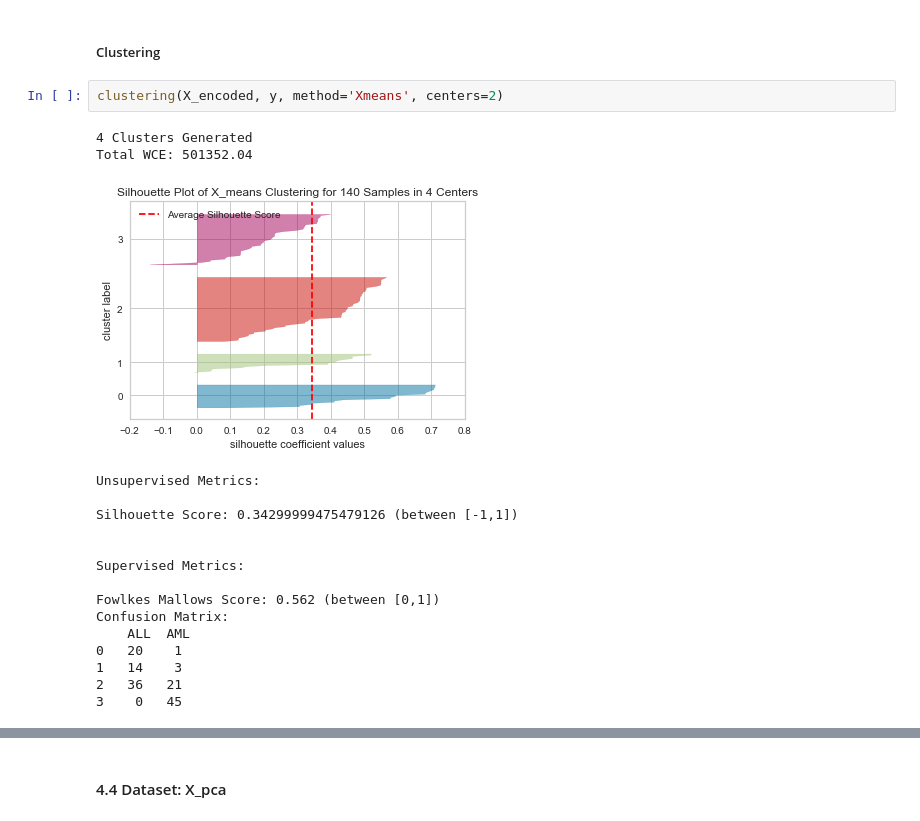
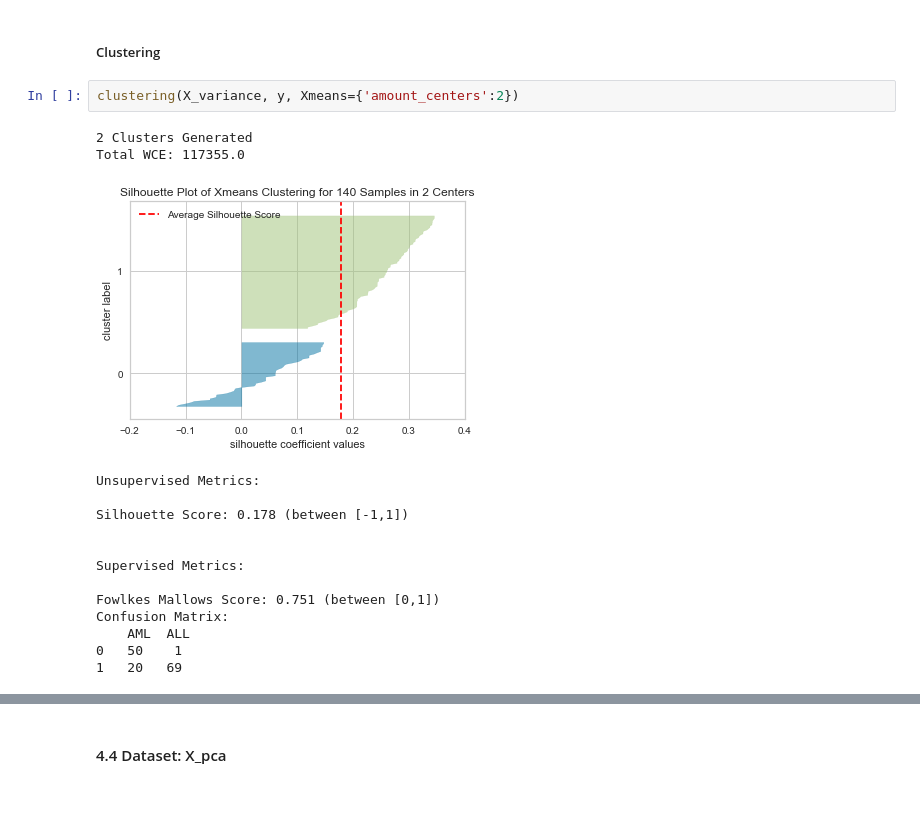
Before and after one commit to PedroCotovio/PD_2_Clustering, a Jupyter notebook: PD_201920_Project2.ipynb, the cells around one changed output, grey strips where cells are left out. Drawn from its saved outputs; the diff is of its cells as text.

```diff
--- a/PD_201920_Project2.ipynb
+++ b/PD_201920_Project2.ipynb
@@ -317,22 +314,20 @@ The metric is not clear (this is why using X-means is a major advantage, because
 # %% [markdown]
 ##### Clustering
 # %%
-clustering(X_encoded, y, method='Xmeans', centers=2)
+clustering(X_variance, y, Xmeans={'amount_centers':2})
 # %% [output]
-4 Clusters Generated
-Total WCE: 501352.04
+2 Clusters Generated
+Total WCE: 117355.0
-[figure, old version]
+[figure, new version]
 Unsupervised Metrics:
 
-Silhouette Score: 0.34299999475479126 (between [-1,1])
+Silhouette Score: 0.178 (between [-1,1])
 
 
 Supervised Metrics:
 
-Fowlkes Mallows Score: 0.562 (between [0,1])
+Fowlkes Mallows Score: 0.751 (between [0,1])
 Confusion Matrix:
-    ALL  AML
-0   20    1
-1   14    3
-2   36   21
-3    0   45
+    AML  ALL
+0   50    1
+1   20   69
```
Also changed, not shown: parts of 53 cells of this notebook, 5 other files.
